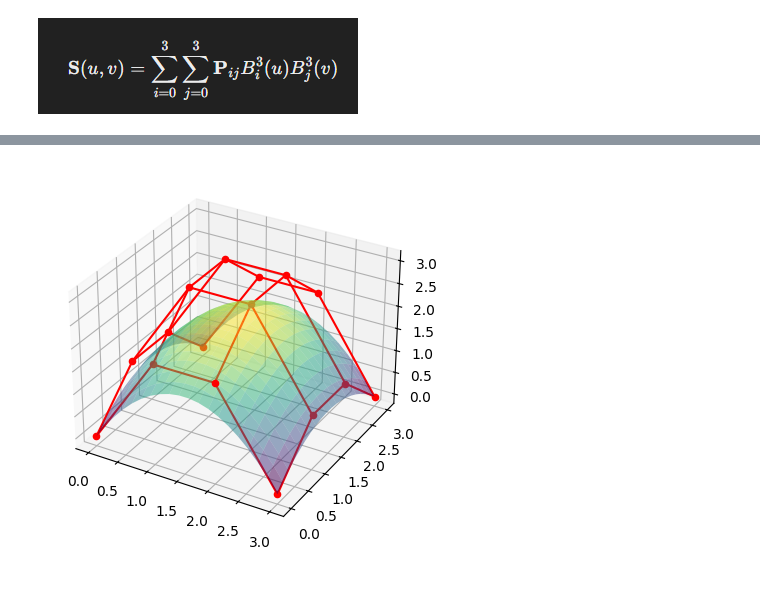
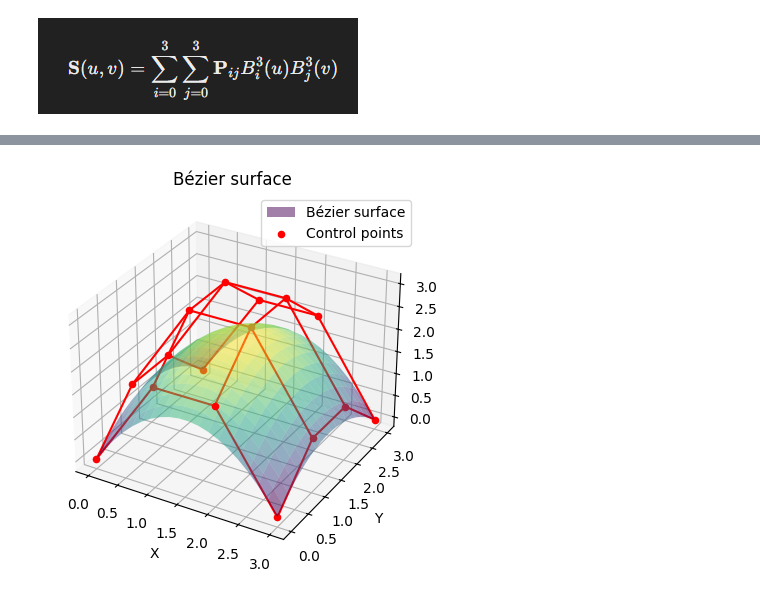
Before and after one commit to Nuwantha005/Beizer-Curves-trbogen, a Jupyter notebook: BiCubic.ipynb, the cells around one changed output, grey strips where cells are left out. Cells and saved outputs as stored; diff of their text form; code cells hidden in the pictures.

```diff
--- a/BiCubic.ipynb
+++ b/BiCubic.ipynb
@@ -37,27 +126,32 @@ surface_points = np.array([
 # %%
 from mpl_toolkits.mplot3d import Axes3D
 import matplotlib.pyplot as plt
 
 fig = plt.figure()
 ax = fig.add_subplot(111, projection='3d')
 
 # Extract x, y, z coordinates
 X = surface_points[:, :, 0]
 Y = surface_points[:, :, 1]
 Z = surface_points[:, :, 2]
 
 ax.plot_surface(X, Y, Z, cmap='viridis',alpha=0.5)
 # plot control points
 for i in range(4):
     for j in range(4):
         ax.scatter(control_points[i][j][0], control_points[i][j][1], control_points[i][j][2], color='r')
 #draw lines between control points
 for i in range(4):
     for j in range(4):
         if i < 3:
             ax.plot([control_points[i][j][0], control_points[i+1][j][0]], [control_points[i][j][1], control_points[i+1][j][1]], [control_points[i][j][2], control_points[i+1][j][2]], color='r')
         if j < 3:
             ax.plot([control_points[i][j][0], control_points[i][j+1][0]], [control_points[i][j][1], control_points[i][j+1][1]], [control_points[i][j][2], control_points[i][j+1][2]], color='r')
+plt.title('Bézier surface')
+plt.xlabel('X')
+plt.ylabel('Y')
+ax.set_zlabel('Z')
+plt.legend(['Bézier surface', 'Control points'])
 plt.show()
 # %% [output]
-[figure, old version]
+[figure, new version]
```
Also changed, not shown: parts of 1 cell of this notebook, 2 other files.
